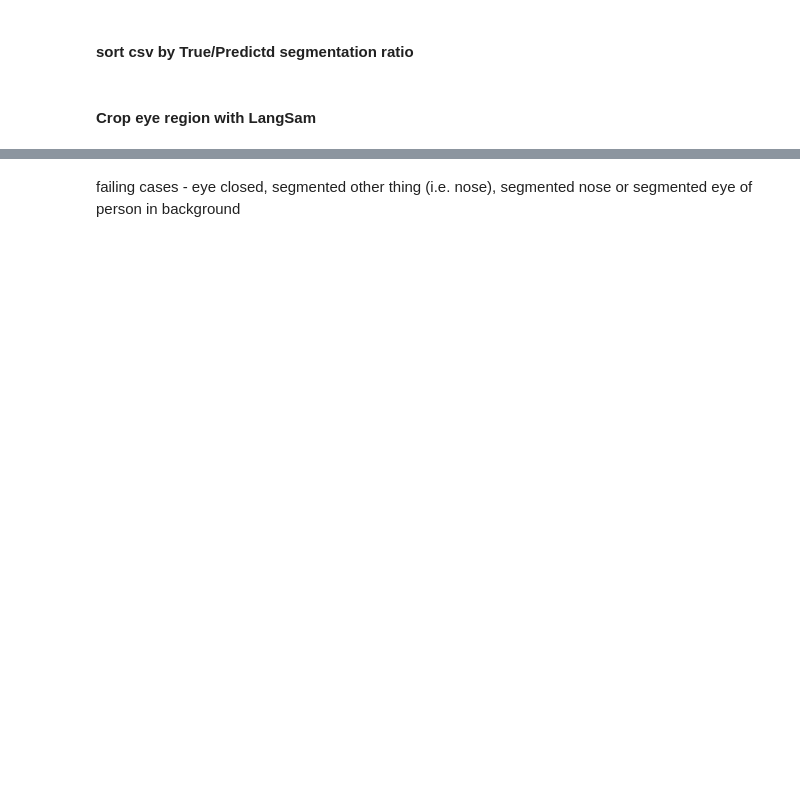
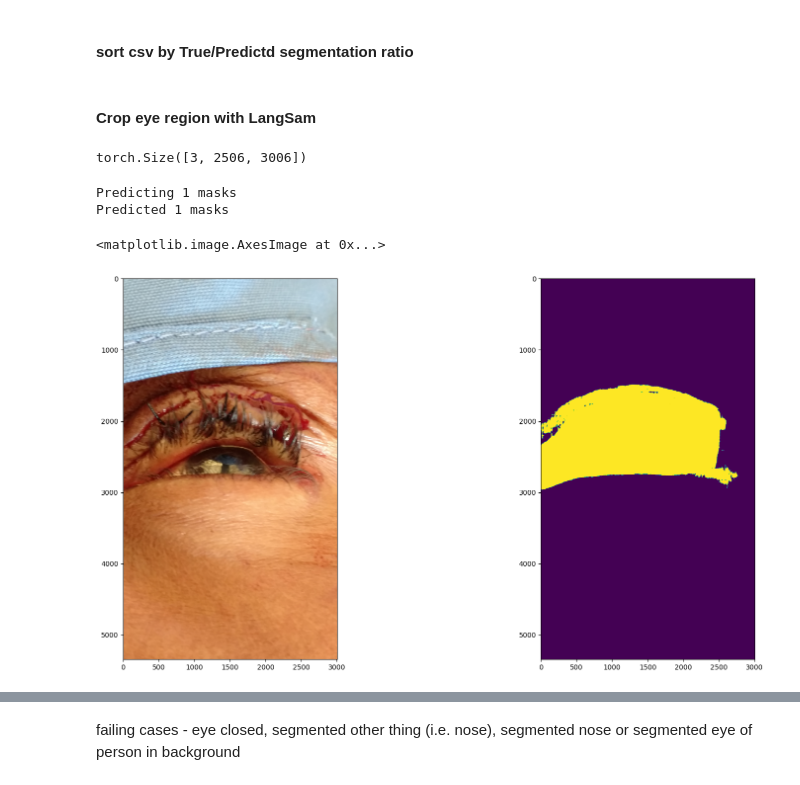
Before and after one commit to lucieDLE/trachoma, a Jupyter notebook: src/py/notebooks/langsam_segmentation.ipynb, the cells around one changed output, grey strips where cells are left out. Saved outputs shown, nothing was run; the diff lists cells and outputs as text; code cells hidden in the pictures; blank space fills up the shorter version.

```diff
--- a/src/py/notebooks/langsam_segmentation.ipynb
+++ b/src/py/notebooks/langsam_segmentation.ipynb
@@ -16,3 +24,18 @@ from lang_sam import LangSAM
+# %%
+img_path = '/CMF/data/lumargot/trachoma/PoPP_Data/mtss/img/12177_12Intra_os_postop.jpg'
+seg_path = img_path.replace('img', 'seg').replace('.jpg', '.nrrd')
+
+seg = torch.tensor(np.squeeze(sitk.GetArrayFromImage(sitk.ReadImage(seg_path)).copy())).to(torch.float32)
+img = torch.tensor(np.squeeze(sitk.GetArrayFromImage(sitk.ReadImage(img_path)).copy())).to(torch.float32)
+# img = img.permute((2, 0, 1))
+img = img/255.0
+
+## crop img within segmentation
+bbx_eye = compute_eye_bbx(seg, pad=0.05)
+img_cropped = img[bbx_eye[1]:bbx_eye[3],bbx_eye[0]:bbx_eye[2],:]
+seg_cropped = seg[bbx_eye[1]:bbx_eye[3],bbx_eye[0]:bbx_eye[2] ]
+seg_cropped[ seg_cropped!=3 ] =0
+h,w = seg_cropped.shape
 # %% [markdown]
 #### sort csv by True/Predictd segmentation ratio
 # %%
@@ -33,9 +70,9 @@ def show_anns(anns):
 # %% [markdown]
 #### Crop eye region with LangSam
 # %%
-CHECKPOINT_PATH='ckp/sam/sam_vit_h_4b8939.pth'
-DATA_DIR = 'B images one eye/B one eye 2870 onwards'
+CHECKPOINT_PATH='/home/lumargot/SurgicalSAM/ckp/sam/sam_vit_h_4b8939.pth'
+# DATA_DIR = 'B images one eye/B one eye 2870 onwards'
 
 
 device = torch.device('cuda:0' if torch.cuda.is_available() else 'cpu')
-model = LangSAM(ckpt_path = CHECKPOINT_PATH)
+model = LangSAM()
@@ -41,0 +81,18 @@ model = LangSAM(ckpt_path = CHECKPOINT_PATH)
+# %%
+img_cropped.permute(2,0,1).shape
+# %% [output]
+torch.Size([3, 2506, 3006])
+# %%
+crop = to_pil_image(img.permute(2,0,1), mode=None)
+out = model.predict([crop], ['eye lashes'])
+
+plt.figure(figsize=(20,10))
+plt.subplot(121)
+plt.imshow(img)
+plt.subplot(122)
+plt.imshow(out[0]['masks'][0])
+# %% [output]
+Predicting 1 masks
+Predicted 1 masks
+<matplotlib.image.AxesImage at 0x...>
+[figure, added]
```
Also changed, not shown: parts of 5 cells of this notebook, 1 other file.
